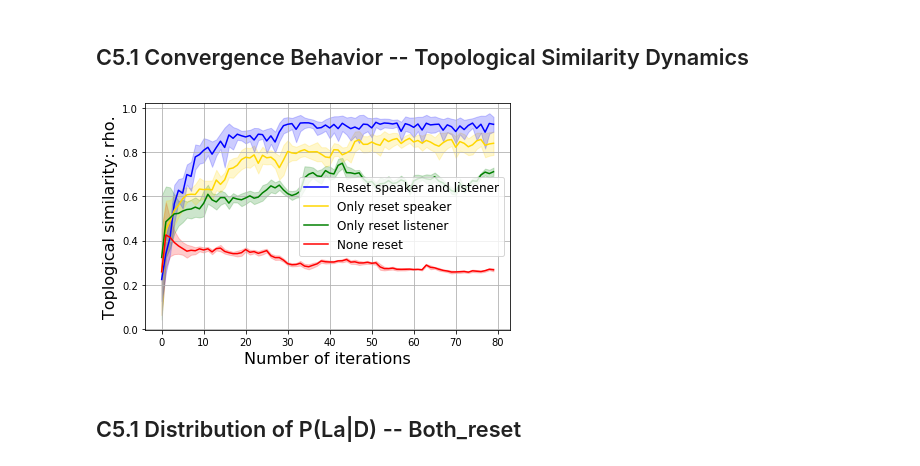
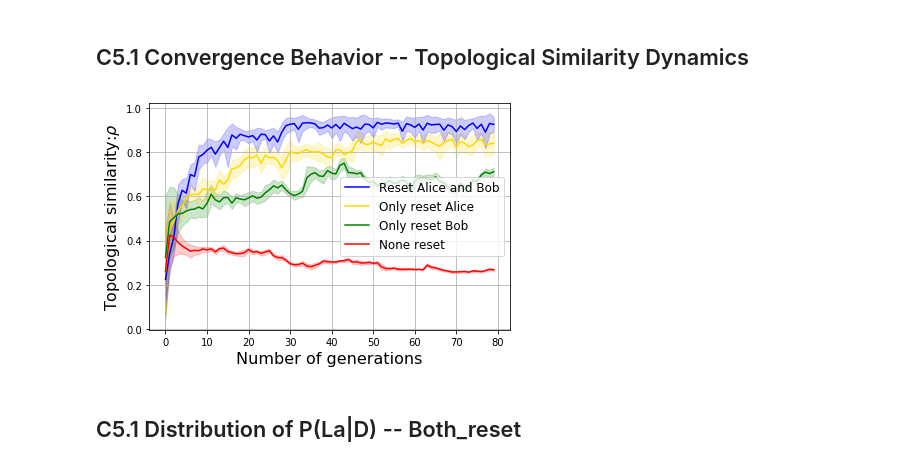
Before and after one commit to Joshua-Edinburgh/numeral_thesis, a Jupyter notebook: show_figures01.ipynb, the cells around one changed output. Saved outputs shown, nothing was run; the diff lists cells and outputs as text; code cells hidden in the pictures.

```diff
--- a/show_figures01.ipynb
+++ b/show_figures01.ipynb
@@ -121,29 +121,29 @@ RHO_both_std = smooth_rwd(RHO_both_matrix.std(1), 2*SMOOTH_RATIO)
 # %%
 fig_comp = plt.figure(figsize=(6,4))
 ax = fig_comp.add_subplot(1,1,1)
 
 x = np.arange(0,RHO_none_std.shape[0])
-ax.plot(x, RHO_both_avg, color='blue',label='Reset speaker and listener')
-ax.plot(x, RHO_spke_avg, color='gold',label='Only reset speaker')
-ax.plot(x, RHO_list_avg, color='green',label='Only reset listener')
+ax.plot(x, RHO_both_avg, color='blue',label='Reset Alice and Bob')
+ax.plot(x, RHO_spke_avg, color='gold',label='Only reset Alice')
+ax.plot(x, RHO_list_avg, color='green',label='Only reset Bob')
 ax.plot(x, RHO_none_avg, color='red',label='None reset')
 
 ax.fill_between(x, RHO_none_avg - 2*RHO_none_std, RHO_none_avg+2*RHO_none_std, color='red', alpha=0.2)
 ax.fill_between(x, RHO_list_avg - 2*RHO_list_std, RHO_list_avg+2*RHO_list_std, color='green', alpha=0.2)
 ax.fill_between(x, RHO_spke_avg - 2*RHO_spke_std, RHO_spke_avg+2*RHO_spke_std, color='gold', alpha=0.2)
 ax.fill_between(x, RHO_both_avg - 2*RHO_both_std, RHO_both_avg+2*RHO_both_std, color='blue', alpha=0.2)
 
-plt.xlabel('Number of iterations',fontsize=16)
-plt.ylabel('Toplogical similarity: rho.',fontsize=16)
+plt.xlabel('Number of generations',fontsize=16)
+plt.ylabel('Topological similarity:'+r'$\rho$',fontsize=16)
 
 #plt.ylim(0,0.92)
 ax.legend(fontsize=12)
 ax.grid('on')
 
 fig_comp.tight_layout()
 fig_comp.savefig('Figures/Toplogical_sim_compare.pdf')
 # %% [output]
-[figure, old version]
+[figure, new version]
 # %% [markdown]
 C5.1 Distribution of P(La|D) -- Both_reset
 ----------
```
Also changed, not shown: parts of 14 cells of this notebook, 12 other files.
